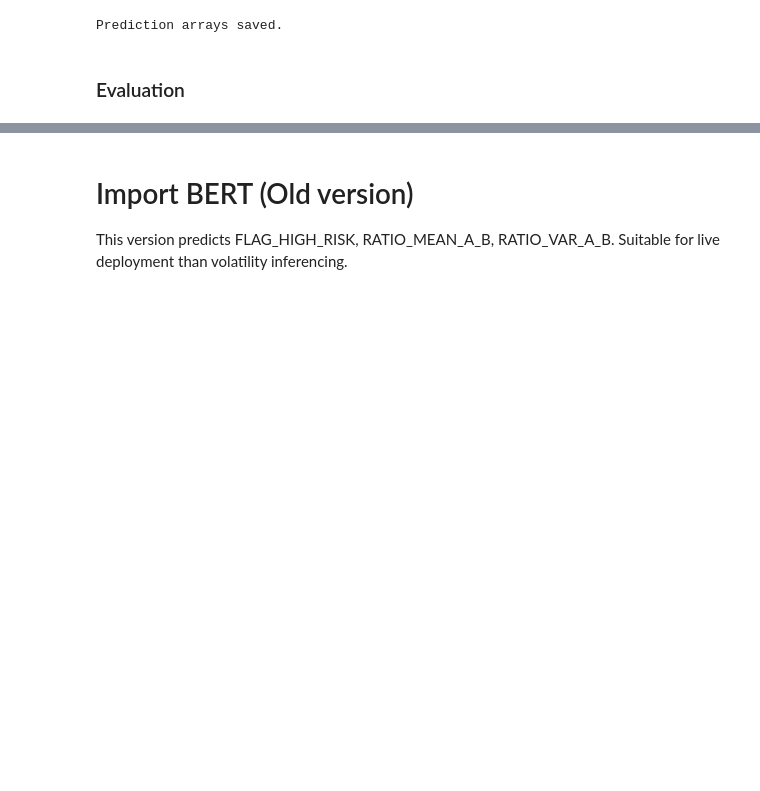
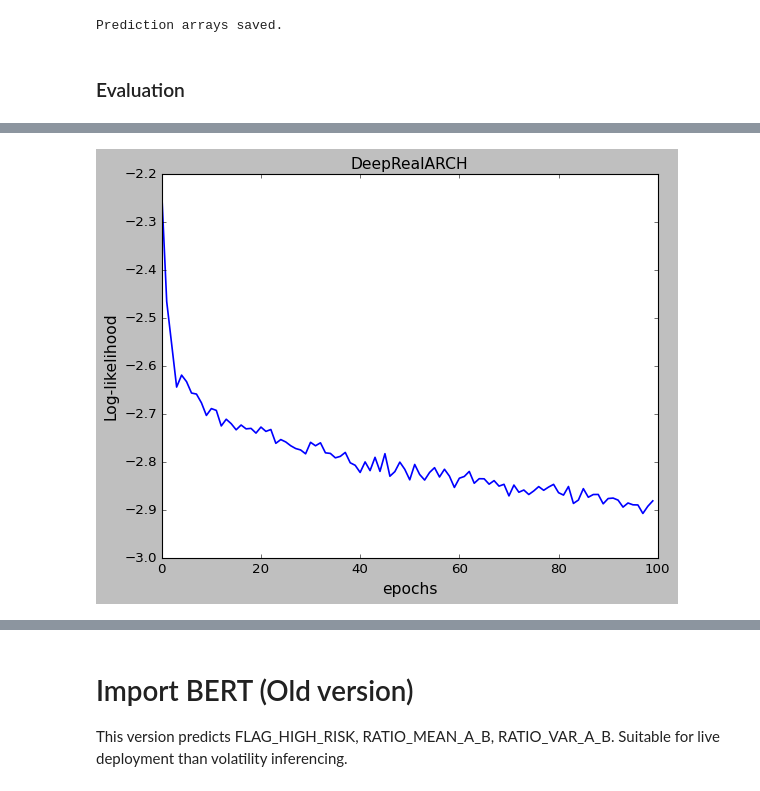
Before and after one commit to AnhTNguyenBlank/BERT_in_intraday_trading, a Jupyter notebook: Training/Workplace/Example workbook.ipynb, the cells around one changed output, grey strips where cells are left out. Saved outputs shown, nothing was run; the diff lists cells and outputs as text; code cells hidden in the pictures; blank space fills up the shorter version.

```diff
--- a/Training/Workplace/Example workbook.ipynb
+++ b/Training/Workplace/Example workbook.ipynb
@@ -1058,0 +1129,9 @@ Negative loglikelihood: -2.0905423440963333
+# %%
+deep_llm_arch = DeepLLMARCH(lstm_units=20)
+deep_llm_arch.compile(optimizer=tf.keras.optimizers.Adam(1e-3))
+
+dummy_x = tf.zeros((1, 20, 1))
+dummy_text = tf.constant(["Example market news text stream."], dtype=tf.string)
+
+deep_llm_arch((dummy_x, dummy_text))
+deep_llm_arch.summary()
@@ -1058,0 +1166,7 @@ Negative loglikelihood: -2.0905423440963333
+# %%
+history = deep_llm_arch.fit(
+    x=[r_seq_train, text_train],
+    y=r_target_train,
+    epochs=100,
+    batch_size=128
+)
@@ -1058,0 +1191,24 @@ Negative loglikelihood: -2.0905423440963333
+# %%
+
+# create figure and axis objects with subplots()
+fig,ax = plt.subplots()
+# make a plot
+l1 = ax.plot(history.history['loss'],
+            #  color="red",
+             label = 'Train loss',
+             linewidth = 1.5
+             )
+# l2  = ax.plot(history.history['val_loss'],
+#              color="orange",
+#              label = 'Test mse',
+#              linewidth = 1.5
+#              )
+
+# set x-axis label
+ax.set_xlabel("epochs", fontsize = 14)
+ax.set_ylabel("Log-likelihood", fontsize = 14)
+ax.set_title("DeepRealARCH", fontsize = 14)
+
+plt.show()
+# %% [output]
+[figure, added]
```
Also changed, not shown: parts of 63 cells of this notebook, 2 other files.
